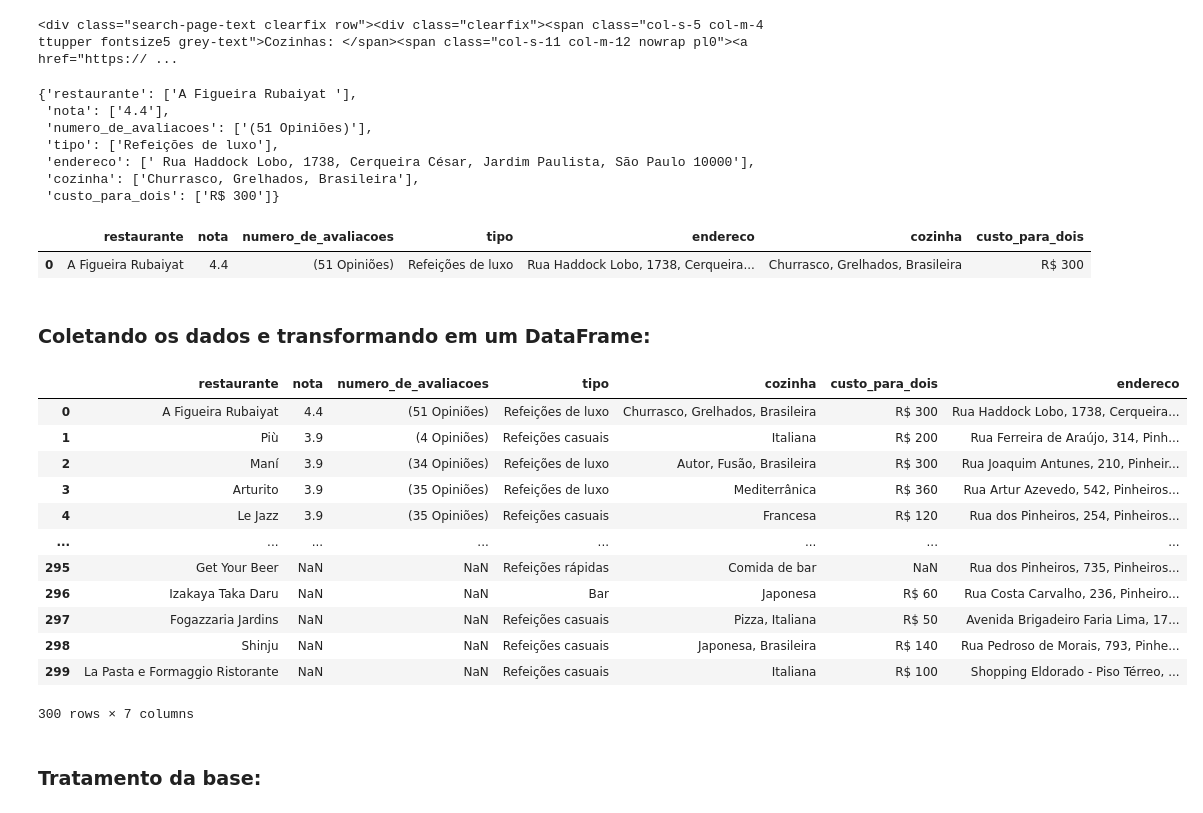
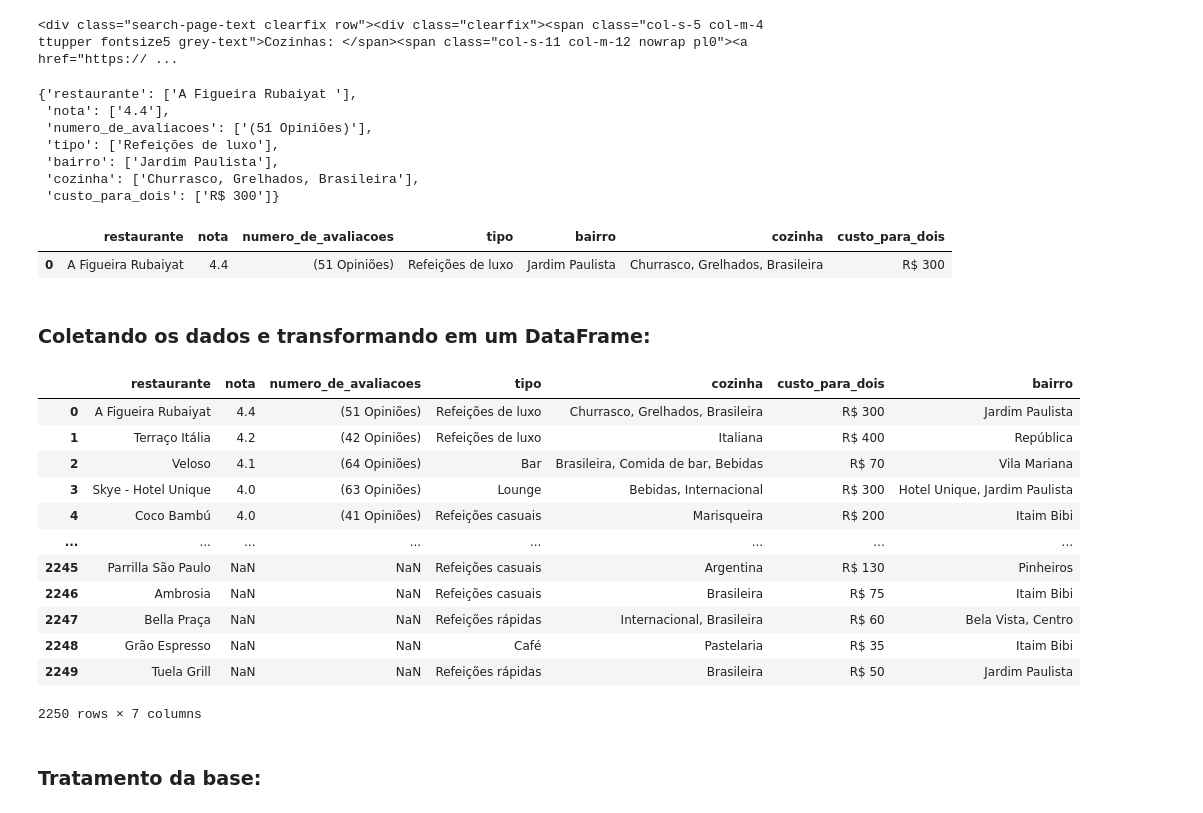
Before and after one commit to agostinhodesena/Zomato_Web_Scraping, a Jupyter notebook: Zomato_Pinheiros.ipynb, the cells around one changed output. Drawn from its saved outputs; the diff is of its cells as text; code cells hidden in the pictures.

Commit message:
Atualização do web scraping da página Zomato

```diff
--- a/Zomato_Pinheiros.ipynb
+++ b/Zomato_Pinheiros.ipynb
@@ -9,6 +10,6 @@ import pandas as pd
 # %%
 headers = {'User-Agent': 'Mozilla/5.0 (Windows NT 10.0; Win64; x64) AppleWebKit/537.36 (KHTML, like Gecko) Chrome/76.0.3809.100 Safari/537.36'}
-response = requests.get("https://www.zomato.com/pt/sao-paulo-sp/best-pinheiros-restaurants", headers=headers)
+response = requests.get("https://www.zomato.com/pt/sao-paulo-sp/best-restaurants", headers=headers)
 html = response.content
 # %% [markdown]
 ### Entendendo o site:
@@ -83,7 +56,7 @@ card['restaurante'] = [dados_restaurante.find('a', {'class':'result-title hover_
 card['nota'] = [dados_restaurante.find('span', {'class':'rating-value'}).getText()]
 card['numero_de_avaliacoes'] = [dados_restaurante.find('span', {'class':'review-count medium'}).getText()]
 card['tipo'] = [dados_restaurante.find('a', {'class':'zdark ttupper fontsize6'}).getText()]
-card['endereco'] = [dados_restaurante.find('div', {'class':'col-m-16 search-result-address grey-text nowrap ln22'}).getText()]
+card['bairro'] = [dados_restaurante.find('a', {'class':'ln24 search-page-text mr10 zblack search_result_subzone left'}).getText()]
 card['cozinha'] = [tipo_restaurante.find('span', {'class':'col-s-11 col-m-12 nowrap pl0'}).getText()]
 card['custo_para_dois'] = [tipo_restaurante.find('span', {'class':'col-s-11 col-m-12 pl0'}).getText()]
 # %%
@@ -93,29 +66,29 @@ card
  'nota': ['4.4'],
  'numero_de_avaliacoes': ['(51 Opiniões)'],
  'tipo': ['Refeições de luxo'],
- 'endereco': [' Rua Haddock Lobo, 1738, Cerqueira César, Jardim Paulista, São Paulo 10000'],
+ 'bairro': ['Jardim Paulista'],
  'cozinha': ['Churrasco, Grelhados, Brasileira'],
  'custo_para_dois': ['R$ 300']}
 # %%
 restaurantes_pinheiros = pd.DataFrame(card, index=None)
 restaurantes_pinheiros
 # %% [output]
-|  | restaurante | nota | numero_de_avaliacoes | tipo | endereco | cozinha | custo_para_dois |
-| 0 | A Figueira Rubaiyat | 4.4 | (51 Opiniões) | Refeições de luxo | Rua Haddock Lobo, 1738, Cerqueira... | Churrasco, Grelhados, Brasileira | R$ 300 |
+|  | restaurante | nota | numero_de_avaliacoes | tipo | bairro | cozinha | custo_para_dois |
+| 0 | A Figueira Rubaiyat | 4.4 | (51 Opiniões) | Refeições de luxo | Jardim Paulista | Churrasco, Grelhados, Brasileira | R$ 300 |
 # %% [markdown]
 ### Coletando os dados e transformando em um DataFrame:
 # %%
 # Declarando variável cards
 cards = []
 
-bairro = 'pinheiros'
-pagina_final = 20
+local = ''
+pagina_final = 150
 
 for i in range(pagina_final):
 
     # Obtendo o HTML:
     headers = {'User-Agent': 'Mozilla/5.0 (Windows NT 10.0; Win64; x64) AppleWebKit/537.36 (KHTML, like Gecko) Chrome/76.0.3809.100 Safari/537.36'}
-    response = requests.get('https://www.zomato.com/pt/sao-paulo-sp/best-' + str(bairro) +'-restaurants?page='+ str(i+1), headers=headers)
+    response = requests.get('https://www.zomato.com/pt/sao-paulo-sp/best-' + str(local) +'restaurants?page='+ str(i+1), headers=headers)
     html = response.content
 
     # Decodificando o HTML:
@@ -144,48 +117,48 @@ for i in range(pagina_final):
         if dados_restaurantes[restaurante].find('span', {'class':'rating-value'}) is not None:
             card['nota'] = dados_restaurantes[restaurante].find('span', {'class':'rating-value'}).getText()
         else:
             'None'
         if dados_restaurantes[restaurante].find('span', {'class':'review-count medium'}) is not None:
             card['numero_de_avaliacoes'] = dados_restaurantes[restaurante].find('span', {'class':'review-count medium'}).getText()
         else:
             'None'
         if dados_restaurantes[restaurante].find('a', {'class':'zdark ttupper fontsize6'}) is not None:
             card['tipo'] = dados_restaurantes[restaurante].find('a', {'class':'zdark ttupper fontsize6'}).getText()
         else:
             'None'
         if tipos_restaurantes[restaurante].find('span', {'class':'col-s-11 col-m-12 nowrap pl0'}) is not None:
             card['cozinha'] = tipos_restaurantes[restaurante].find('span', {'class':'col-s-11 col-m-12 nowrap pl0'}).getText()
         else:
             'None'
         if tipos_restaurantes[restaurante].find('span', {'class':'col-s-11 col-m-12 pl0'}) is not None:
             card['custo_para_dois'] = tipos_restaurantes[restaurante].find('span', {'class':'col-s-11 col-m-12 pl0'}).getText()
         else:
             'None'
-        if dados_restaurantes[restaurante].find('div', {'class':'col-m-16 search-result-address grey-text nowrap ln22'}) is not None:
-            card['endereco'] = dados_restaurantes[restaurante].find('div', {'class':'col-m-16 search-result-address grey-text nowrap ln22'}).getText()
+        if dados_restaurantes[restaurante].find('a', {'class':'ln24 search-page-text mr10 zblack search_result_subzone left'}) is not None:
+            card['bairro'] = dados_restaurantes[restaurante].find('a', {'class':'ln24 search-page-text mr10 zblack search_result_subzone left'}).getText()
         else:
             'None'
 
         # Adicionando resultado a lista CARD
         cards.append(card)
 
 # Criando um DataFrame com os resultados
 dataset_restaurantes = pd.DataFrame(cards)
 dataset_restaurantes
 # %% [output]
-|  | restaurante | nota | numero_de_avaliacoes | tipo | cozinha | custo_para_dois | endereco |
-| 0 | A Figueira Rubaiyat | 4.4 | (51 Opiniões) | Refeições de luxo | Churrasco, Grelhados, Brasileira | R$ 300 | Rua Haddock Lobo, 1738, Cerqueira... |
-| 1 | Più | 3.9 | (4 Opiniões) | Refeições casuais | Italiana | R$ 200 | Rua Ferreira de Araújo, 314, Pinh... |
-| 2 | Maní | 3.9 | (34 Opiniões) | Refeições de luxo | Autor, Fusão, Brasileira | R$ 300 | Rua Joaquim Antunes, 210, Pinheir... |
-| 3 | Arturito | 3.9 | (35 Opiniões) | Refeições de luxo | Mediterrânica | R$ 360 | Rua Artur Azevedo, 542, Pinheiros... |
-| 4 | Le Jazz | 3.9 | (35 Opiniões) | Refeições casuais | Francesa | R$ 120 | Rua dos Pinheiros, 254, Pinheiros... |
+|  | restaurante | nota | numero_de_avaliacoes | tipo | cozinha | custo_para_dois | bairro |
+| 0 | A Figueira Rubaiyat | 4.4 | (51 Opiniões) | Refeições de luxo | Churrasco, Grelhados, Brasileira | R$ 300 | Jardim Paulista |
+| 1 | Terraço Itália | 4.2 | (42 Opiniões) | Refeições de luxo | Italiana | R$ 400 | República |
+| 2 | Veloso | 4.1 | (64 Opiniões) | Bar | Brasileira, Comida de bar, Bebidas | R$ 70 | Vila Mariana |
+| 3 | Skye - Hotel Unique | 4.0 | (63 Opiniões) | Lounge | Bebidas, Internacional | R$ 300 | Hotel Unique, Jardim Paulista |
+| 4 | Coco Bambú | 4.0 | (41 Opiniões) | Refeições casuais | Marisqueira | R$ 200 | Itaim Bibi |
 | ... | ... | ... | ... | ... | ... | ... | ... |
-| 295 | Get Your Beer | NaN | NaN | Refeições rápidas | Comida de bar | NaN | Rua dos Pinheiros, 735, Pinheiros... |
-| 296 | Izakaya Taka Daru | NaN | NaN | Bar | Japonesa | R$ 60 | Rua Costa Carvalho, 236, Pinheiro... |
-| 297 | Fogazzaria Jardins | NaN | NaN | Refeições casuais | Pizza, Italiana | R$ 50 | Avenida Brigadeiro Faria Lima, 17... |
-| 298 | Shinju | NaN | NaN | Refeições casuais | Japonesa, Brasileira | R$ 140 | Rua Pedroso de Morais, 793, Pinhe... |
-| 299 | La Pasta e Formaggio Ristorante | NaN | NaN | Refeições casuais | Italiana | R$ 100 | Shopping Eldorado - Piso Térreo, ... |
+| 2245 | Parrilla São Paulo | NaN | NaN | Refeições casuais | Argentina | R$ 130 | Pinheiros |
+| 2246 | Ambrosia | NaN | NaN | Refeições casuais | Brasileira | R$ 75 | Itaim Bibi |
+| 2247 | Bella Praça | NaN | NaN | Refeições rápidas | Internacional, Brasileira | R$ 60 | Bela Vista, Centro |
+| 2248 | Grão Espresso | NaN | NaN | Café | Pastelaria | R$ 35 | Itaim Bibi |
+| 2249 | Tuela Grill | NaN | NaN | Refeições rápidas | Brasileira | R$ 50 | Jardim Paulista |
-300 rows × 7 columns
+2250 rows × 7 columns
 # %%
 dataset_restaurantes.to_csv('dataset_restaurantes_sujo.csv')
 # %% [markdown]
```
Also changed, not shown: parts of 18 cells of this notebook, 1 other file.
